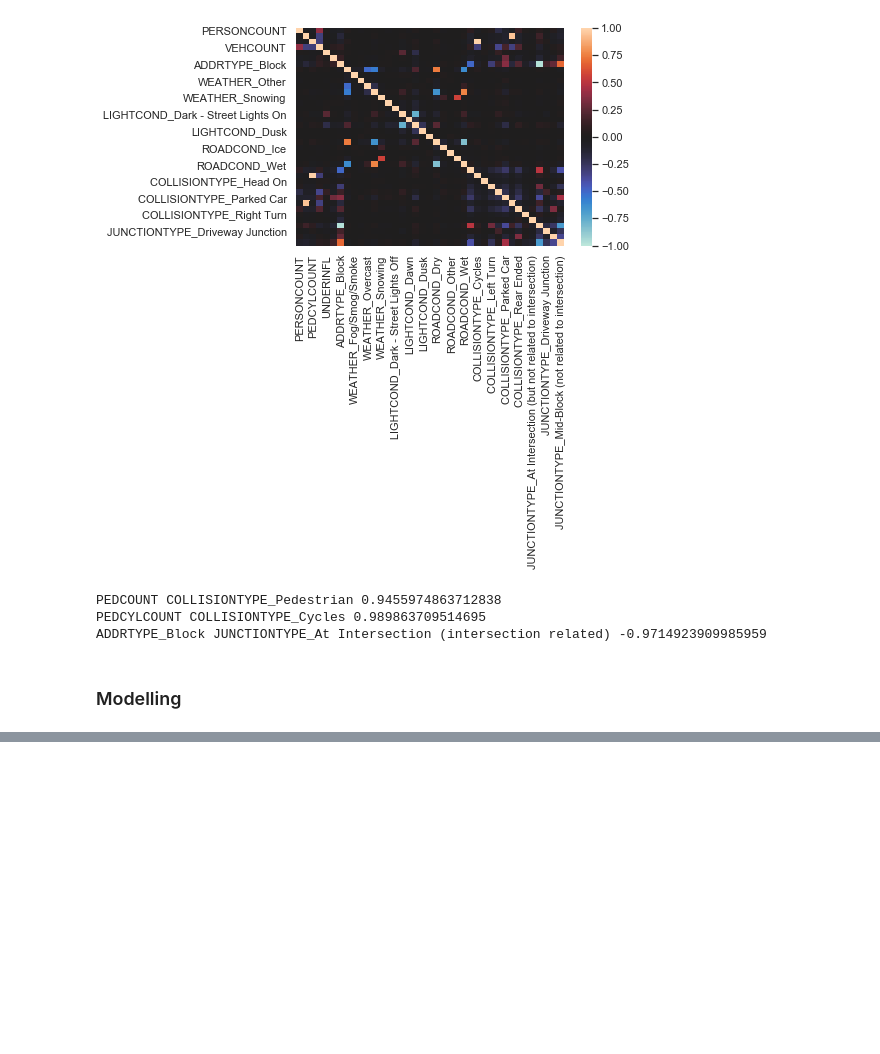
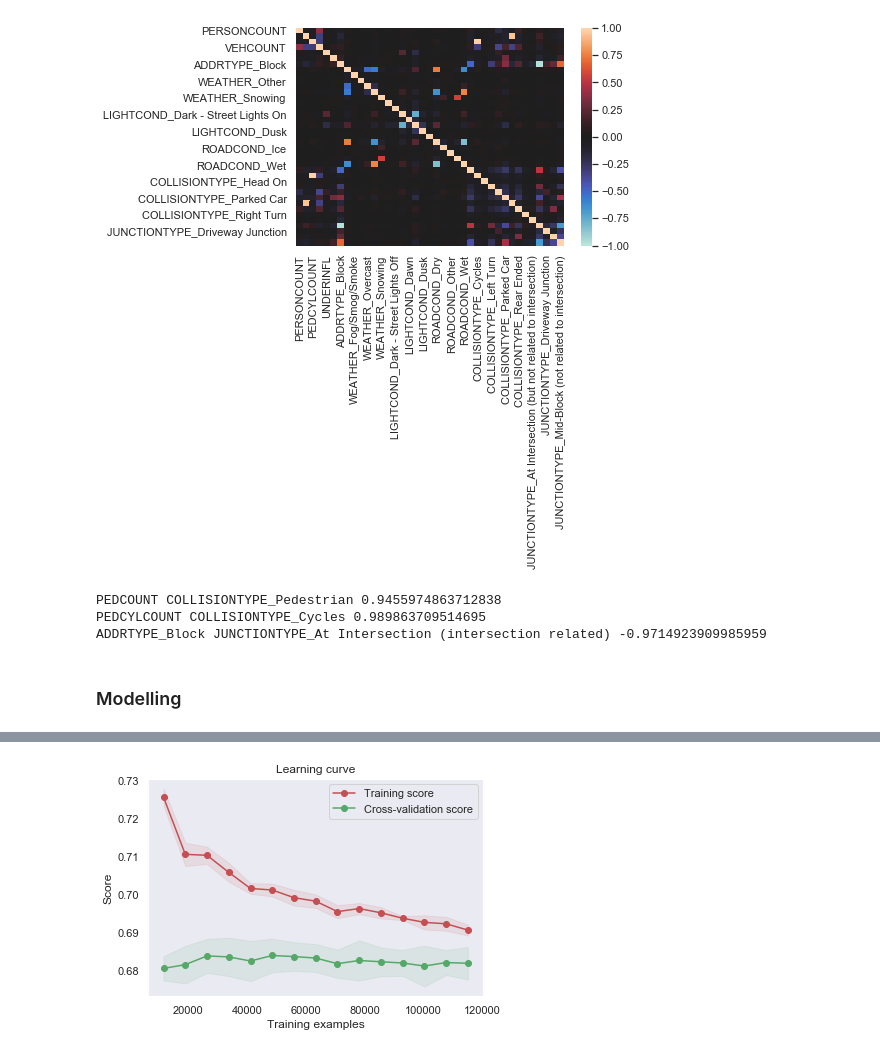
Before and after one commit to utkarsh-prakash/Seatle-Accidents, a Jupyter notebook: Main.ipynb, the cells around one changed output, grey strips where cells are left out. Cells and saved outputs as stored; diff of their text form; code cells hidden in the pictures; blank space fills up the shorter version.

```diff
--- a/Main.ipynb
+++ b/Main.ipynb
@@ -474,4 +498,0 @@ def Learning_curve_model(X, Y, model, cv, train_sizes):
-# %%
-cv = 10
-train_size=np.linspace(.1, 1.0, 15)
-Learning_curve_model(X_train, y_train, xgb_clf, cv, train_size)
@@ -480,0 +499,14 @@ Learning_curve_model(X_train, y_train, xgb_clf, cv, train_size)
+# %%
+# Plotting Learning curve wrt xgboost model and oversampling INSIDE the cross validation
+
+# from sklearn.pipeline import Pipeline
+# sklearn.pipeline.Pipeline will not handle the sample() method of SMOTE, but imblearn.pipeline.Pipeline will
+# imblearn.pipeline.Pipeline only calls fit_sample on fit() and never on predict()
+from imblearn.pipeline import Pipeline
+xgboost_smote_pipeline = Pipeline(steps=[('sampling', SMOTE()),
+                                         ('classifier', xgb_clf)])
+
+cv = 10
+train_size=np.linspace(.1, 1.0, 15)
+Learning_curve_model(X_train, y_train, xgboost_smote_pipeline, cv, train_size)
+# %% [output]
@@ -480,0 +514 @@ Learning_curve_model(X_train, y_train, xgb_clf, cv, train_size)
+[figure, added]
```
Also changed, not shown: parts of 10 cells of this notebook.
